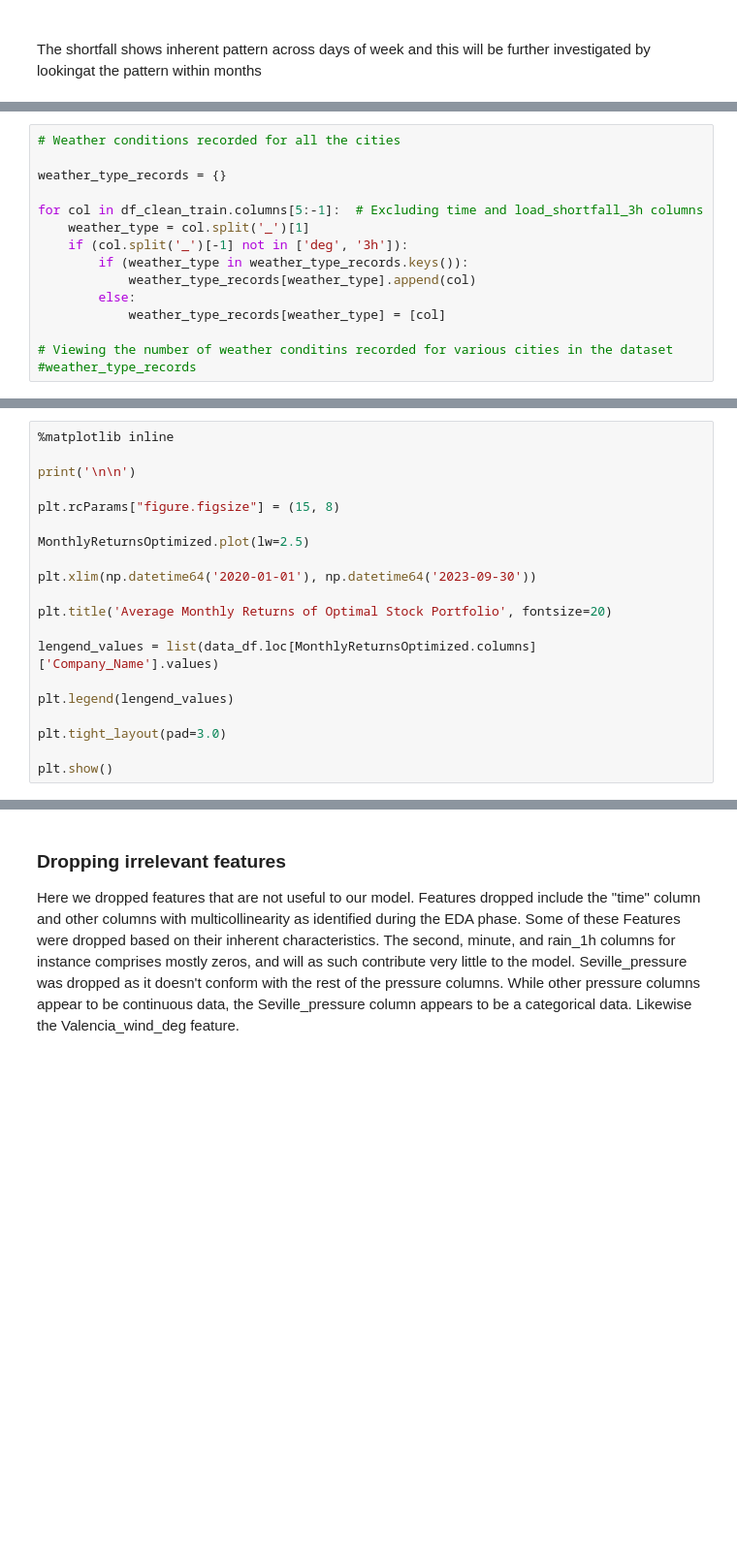
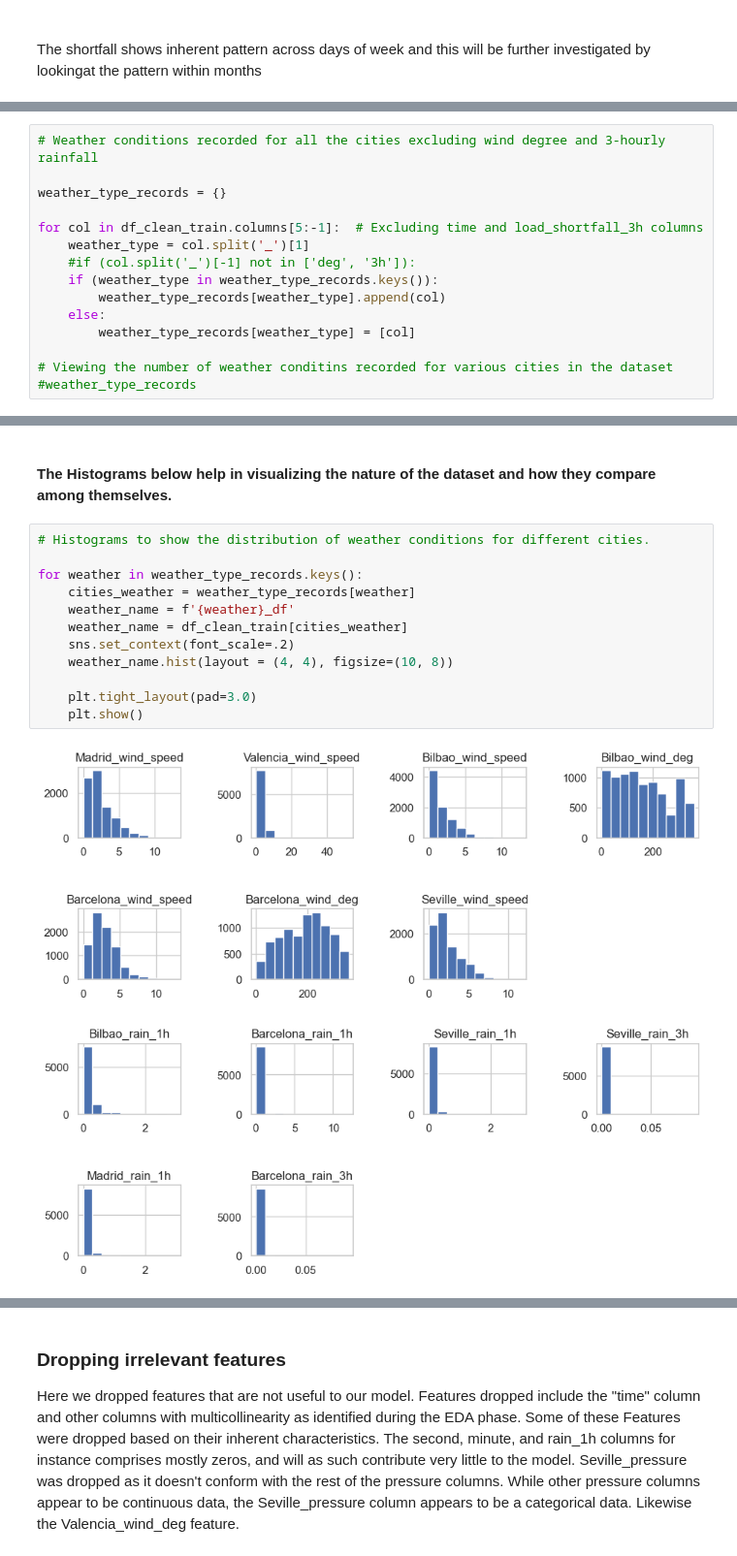
Before and after one commit to YinkaOlusola/Energy_Demand_Shortfall_Prediction-Advanced_Regression, a Jupyter notebook: project_notebook.ipynb, the cells around one changed output, grey strips where cells are left out. Shown at 97% size. Drawn from its saved outputs; the diff is of its cells as text; blank space fills up the shorter version.

Commit message:
Exploratory Data Analysis of load_short_fall pattern

```diff
--- a/project_notebook.ipynb
+++ b/project_notebook.ipynb
@@ -680,15 +668,15 @@ To get a better intuiton into the nature of the data set and see how different w
 # %%
-# Weather conditions recorded for all the cities
+# Weather conditions recorded for all the cities excluding wind degree and 3-hourly rainfall
 
 weather_type_records = {}
 
 for col in df_clean_train.columns[5:-1]:  # Excluding time and load_shortfall_3h columns
     weather_type = col.split('_')[1]
-    if (col.split('_')[-1] not in ['deg', '3h']):
-        if (weather_type in weather_type_records.keys()):
-            weather_type_records[weather_type].append(col)
-        else:
-            weather_type_records[weather_type] = [col]
+    #if (col.split('_')[-1] not in ['deg', '3h']):
+    if (weather_type in weather_type_records.keys()):
+        weather_type_records[weather_type].append(col)
+    else:
+        weather_type_records[weather_type] = [col]
 
 # Viewing the number of weather conditins recorded for various cities in the dataset
 #weather_type_records
@@ -728,20 +683,19 @@ ValueError: Layout of 4x3 must be larger than required size 15
-# %%
-%matplotlib inline
-
-print('\n\n')
-
-plt.rcParams["figure.figsize"] = (15, 8)
-
-MonthlyReturnsOptimized.plot(lw=2.5)
-
-plt.xlim(np.datetime64('2020-01-01'), np.datetime64('2023-09-30'))
-
-plt.title('Average Monthly Returns of Optimal Stock Portfolio', fontsize=20)
-
-lengend_values = list(data_df.loc[MonthlyReturnsOptimized.columns]['Company_Name'].values)
-
-plt.legend(lengend_values)
-
-plt.tight_layout(pad=3.0)
-
-plt.show()
+# %% [markdown]
+<br>
+
+**The Histograms below help in visualizing the nature of the dataset and how they compare among themselves.**
+# %%
+# Histograms to show the distribution of weather conditions for different cities.
+
+for weather in weather_type_records.keys():
+    cities_weather = weather_type_records[weather]
+    weather_name = f'{weather}_df'
+    weather_name = df_clean_train[cities_weather]
+    sns.set_context(font_scale=.2)
+    weather_name.hist(layout = (4, 4), figsize=(10, 8))
+
+    plt.tight_layout(pad=3.0)
+    plt.show()
+# %% [output]
+[figure, added]
+[figure, added]
```
Also changed, not shown: parts of 29 cells of this notebook.
